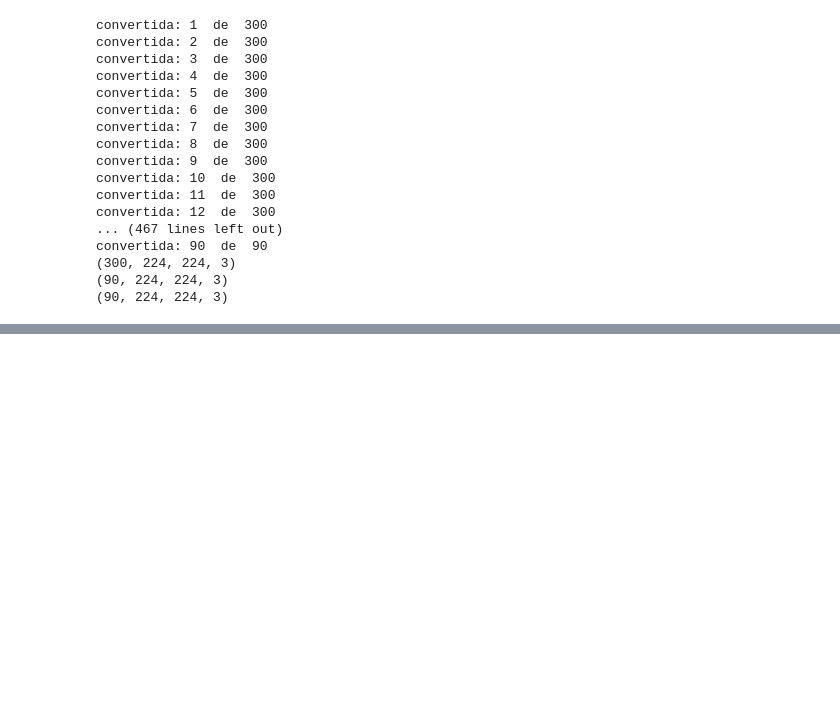
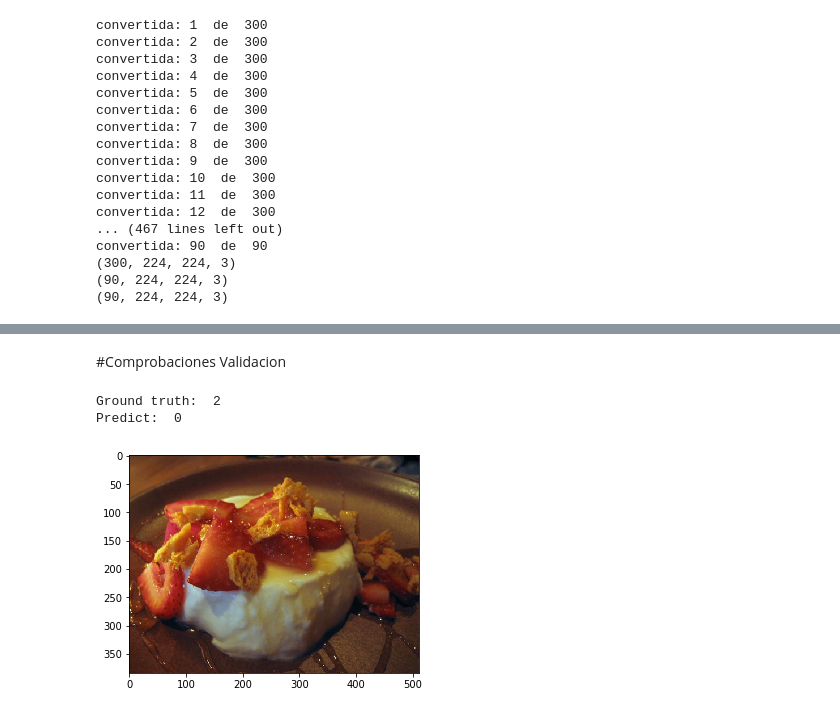
Before and after one commit to AlvaroUriel/idal_ia3, a Jupyter notebook: Trabajo_Uriel_Aprendizaje_produndo.ipynb, the cells around one changed output, grey strips where cells are left out. Cells and saved outputs as stored; diff of their text form; code cells hidden in the pictures; blank space fills up the shorter version.

```diff
--- a/Trabajo_Uriel_Aprendizaje_produndo.ipynb
+++ b/Trabajo_Uriel_Aprendizaje_produndo.ipynb
@@ -250,0 +419,16 @@ Epoch 3: val_loss improved from 1.05371 to 0.86863, saving model to scratchmodel
+# %% [markdown]
+#Comprobaciones Validacion
+# %%
+id=45
+
+image = img.imread(val[id])
+plt.imshow(image[:,:,:], cmap='gray', vmin = 0, vmax = 255,interpolation='none')
+print("Ground truth: ", y_val[id].argmax())
+#plt.imshow(train_x[id])
+
+p = model_transfer_half.predict(np.expand_dims(val_x[id], axis=0))
+print("Predict: ", p.argmax())
+# %% [output]
+Ground truth:  2
+Predict:  0
+[figure, added]
```
Also changed, not shown: parts of 14 cells of this notebook.
